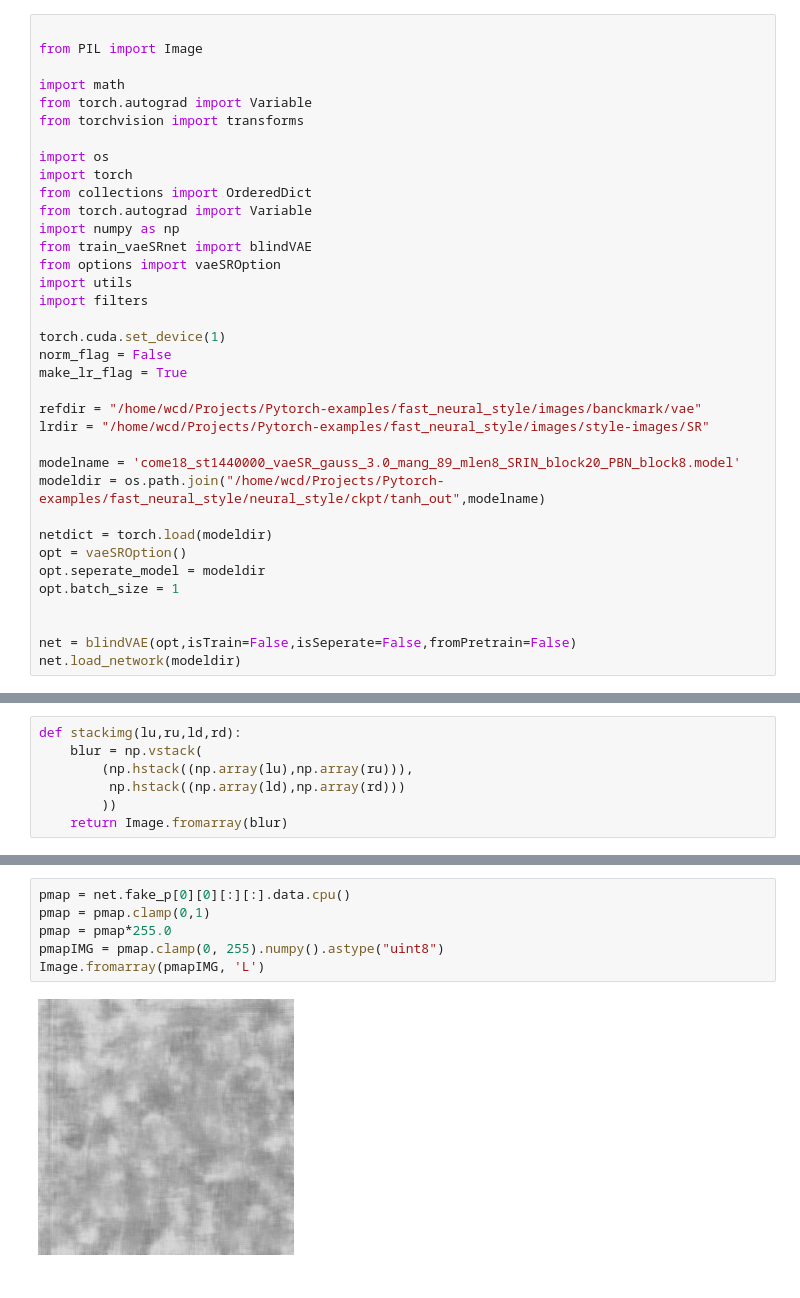
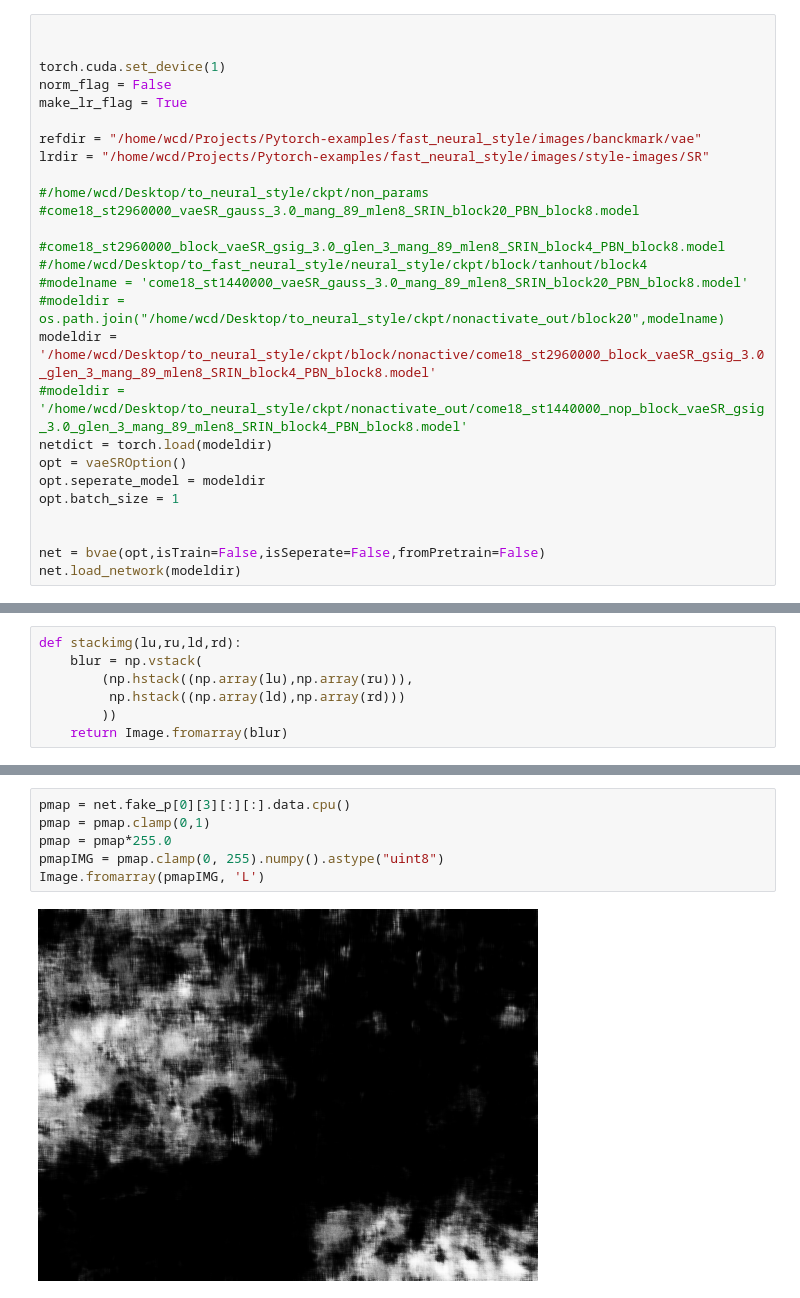
Before and after one commit to chudanwu/blindGAN, a Jupyter notebook: neural_style/Untitled.ipynb, the cells around one changed output, grey strips where cells are left out. Cells and saved outputs as stored; diff of their text form.

```diff
--- a/neural_style/Untitled.ipynb
+++ b/neural_style/Untitled.ipynb
@@ -143,21 +82,6 @@ def psnr(im1, im2):
     return psnr
 # %%
 
-from PIL import Image
-
-import math
-from torch.autograd import Variable
-from torchvision import transforms
-
-import os
-import torch
-from collections import OrderedDict
-from torch.autograd import Variable
-import numpy as np
-from train_vaeSRnet import blindVAE
-from options import vaeSROption
-import utils
-import filters
 
 torch.cuda.set_device(1)
 norm_flag = False
@@ -166,14 +90,20 @@ make_lr_flag = True
 refdir = "/home/wcd/Projects/Pytorch-examples/fast_neural_style/images/banckmark/vae"
 lrdir = "/home/wcd/Projects/Pytorch-examples/fast_neural_style/images/style-images/SR"
 
-modelname = 'come18_st1440000_vaeSR_gauss_3.0_mang_89_mlen8_SRIN_block20_PBN_block8.model'
-modeldir = os.path.join("/home/wcd/Projects/Pytorch-examples/fast_neural_style/neural_style/ckpt/tanh_out",modelname)
+#/home/wcd/Desktop/to_neural_style/ckpt/non_params
+#come18_st2960000_vaeSR_gauss_3.0_mang_89_mlen8_SRIN_block20_PBN_block8.model
 
+#come18_st2960000_block_vaeSR_gsig_3.0_glen_3_mang_89_mlen8_SRIN_block4_PBN_block8.model
+#/home/wcd/Desktop/to_fast_neural_style/neural_style/ckpt/block/tanhout/block4
+#modelname = 'come18_st1440000_vaeSR_gauss_3.0_mang_89_mlen8_SRIN_block20_PBN_block8.model'
+#modeldir = os.path.join("/home/wcd/Desktop/to_neural_style/ckpt/nonactivate_out/block20",modelname)
+modeldir = '/home/wcd/Desktop/to_neural_style/ckpt/block/nonactive/come18_st2960000_block_vaeSR_gsig_3.0_glen_3_mang_89_mlen8_SRIN_block4_PBN_block8.model'
+#modeldir = '/home/wcd/Desktop/to_neural_style/ckpt/nonactivate_out/come18_st1440000_nop_block_vaeSR_gsig_3.0_glen_3_mang_89_mlen8_SRIN_block4_PBN_block8.model'
 netdict = torch.load(modeldir)
 opt = vaeSROption()
 opt.seperate_model = modeldir
 opt.batch_size = 1
 
 
-net = blindVAE(opt,isTrain=False,isSeperate=False,fromPretrain=False)
+net = bvae(opt,isTrain=False,isSeperate=False,fromPretrain=False)
 net.load_network(modeldir)
@@ -355,8 +268,8 @@ lrud1223_sep_sr = stackimg(
 # %%
-pmap = net.fake_p[0][0][:][:].data.cpu()
+pmap = net.fake_p[0][3][:][:].data.cpu()
 pmap = pmap.clamp(0,1)
 pmap = pmap*255.0
 pmapIMG = pmap.clamp(0, 255).numpy().astype("uint8")
 Image.fromarray(pmapIMG, 'L')
 # %% [output]
-[figure, old version]
+[figure, new version]
```
Also changed, not shown: parts of 61 cells of this notebook, 28 other files.
